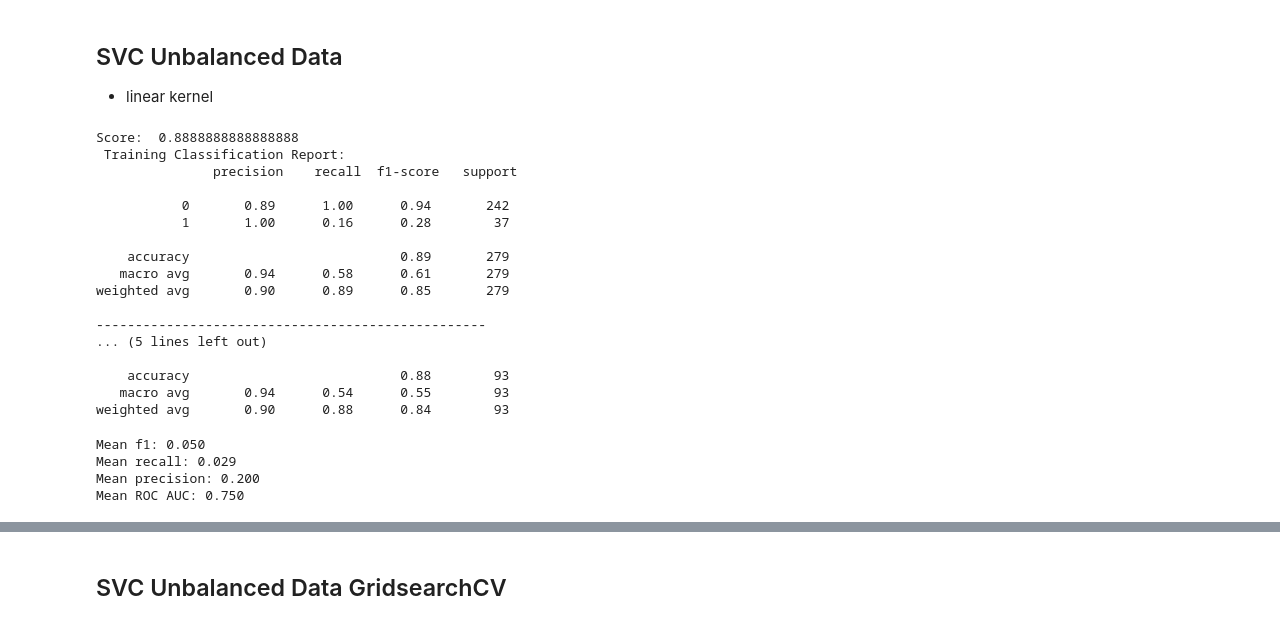
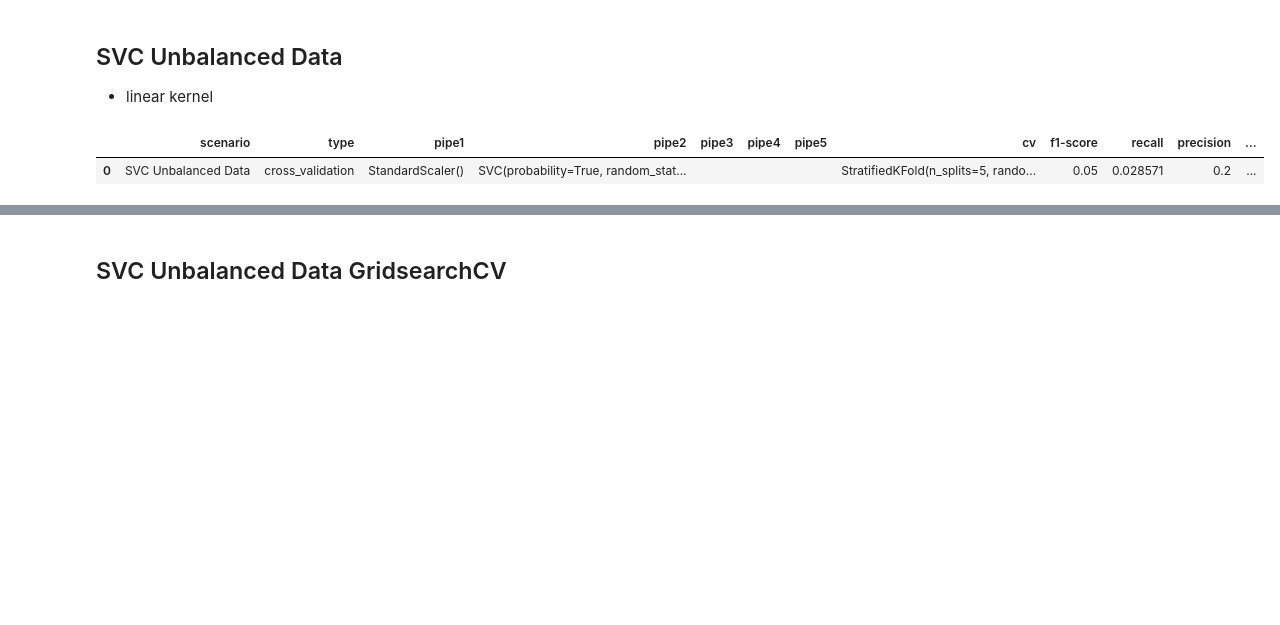
Before and after one commit to ejw-data/ml-myopia, a Jupyter notebook: classification/model-svc-gridsearch.ipynb, the cells around one changed output, grey strips where cells are left out. Drawn from its saved outputs; the diff is of its cells as text; code cells hidden in the pictures; blank space fills up the shorter version.

```diff
--- a/classification/model-svc-gridsearch.ipynb
+++ b/classification/model-svc-gridsearch.ipynb
@@ -49,80 +63,11 @@ summary=[]
 # %%
 # create process steps
 pipes = [
     ("scaler", StandardScaler()),
-    ("svc", SVC(random_state=2))
+    ("svc", SVC(random_state=2, probability=True))
 ]
 
-# create pipeline
-pipeline = Pipeline(pipes)
-
-# Train the scaler with the X_train data.
-pipeline.fit(X_train, y_train)
-
-# evaluate model
-print(f"Score:  {pipeline.score(X_train, y_train):>10}")
-
-y_train_pred = pipeline.predict(X_train)
-print(f" Training Classification Report:  \n {classification_report(y_train, y_train_pred)}")
-print(f"-----"*10)
-y_test_pred = pipeline.predict(X_test)
-print(f" Testing Classification Report:  \n {classification_report(y_test, y_test_pred)}")
+summary_dict = model_compare('SVC Unbalanced Data', X_train, y_train, X_test, y_test, labels, pipes, cv);
 # %% [output]
-Score:  0.8888888888888888
- Training Classification Report:
-               precision    recall  f1-score   support
-
-           0       0.89      1.00      0.94       242
-           1       1.00      0.16      0.28        37
-
-    accuracy                           0.89       279
-   macro avg       0.94      0.58      0.61       279
-weighted avg       0.90      0.89      0.85       279
-
---------------------------------------------------
-... (5 lines left out)
-
-    accuracy                           0.88        93
-   macro avg       0.94      0.54      0.55        93
-weighted avg       0.90      0.88      0.84        93
+|  | scenario | type | pipe1 | pipe2 | pipe3 | pipe4 | pipe5 | cv | f1-score | recall | precision | ... |
+| 0 | SVC Unbalanced Data | cross_validation | StandardScaler() | SVC(probability=True, random_stat... |  |  |  | StratifiedKFold(n_splits=5, rando... | 0.05 | 0.028571 | 0.2 | ... |
-# %%
-# evaluation metrics
-scoring = ('f1', 'recall', 'precision', 'roc_auc')
-
-# 5 fold cross validation
-cv = StratifiedKFold(n_splits=5)
-
-# create process steps
-pipes = [
-    ("scaler", StandardScaler()),
-    ("svc", SVC(random_state=2, probability=True))
-]
-
-# create pipeline
-pipeline = Pipeline(pipes)
-
-# evaluate pipeline
-scores = cross_validate(pipeline, X_train, y_train, scoring=scoring, cv=cv, n_jobs=-1)
-print('Mean f1: %.3f' % mean(scores['test_f1']))
-print('Mean recall: %.3f' % mean(scores['test_recall']))
-print('Mean precision: %.3f' % mean(scores['test_precision']))
-print('Mean ROC AUC: %.3f' % mean(scores['test_roc_auc']))
-
-pipelength = len(pipes)
-summary.append({
-    'pipe1': pipes[0][1],
-    'pipe2': pipes[1][1] if pipelength >= 2 else "",
-    'pipe3': pipes[2][1] if pipelength >= 3 else "",
-    'pipe4': pipes[3][1] if pipelength >= 4 else "",
-    'pipe5': pipes[4][1] if pipelength >= 5 else "",
-    'cv': cv,
-    'f1':  mean(scores['test_f1']),
-    'recall': mean(scores['test_recall']),
-    'precision': mean(scores['test_precision']),
-    'ROC AUC': mean(scores['test_roc_auc'])
-})
-# %% [output]
-Mean f1: 0.050
-Mean recall: 0.029
-Mean precision: 0.200
-Mean ROC AUC: 0.750
```
Also changed, not shown: parts of 34 cells of this notebook, 1 other file.
